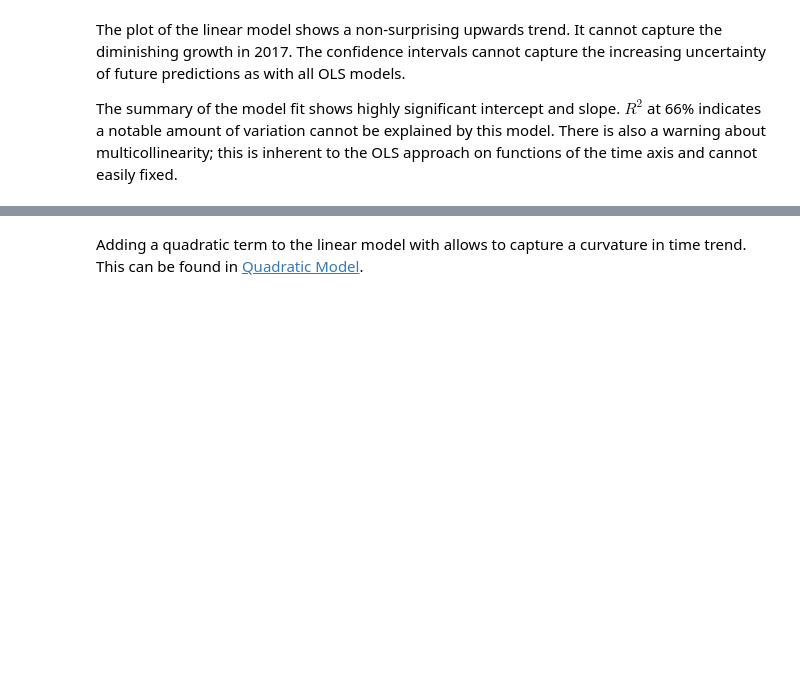
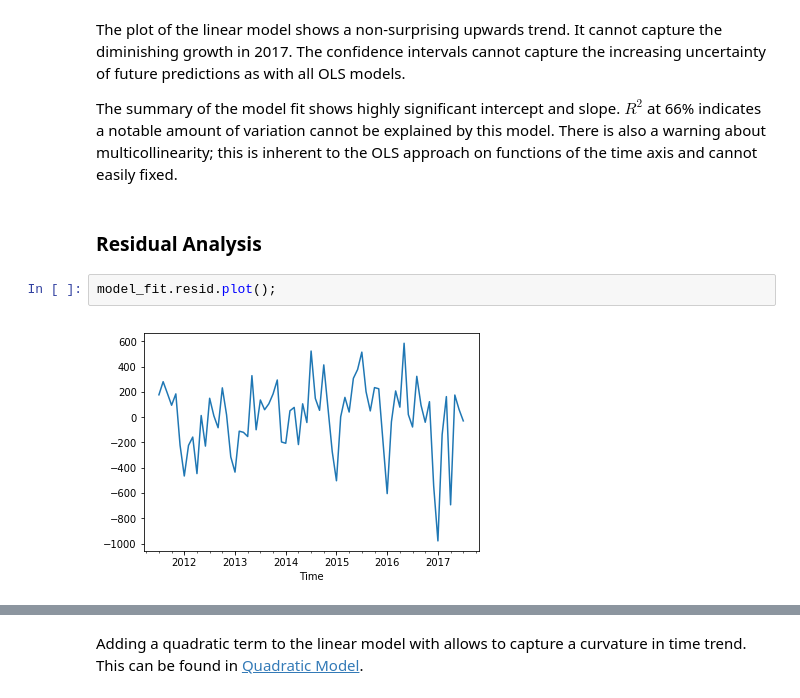
Before and after one commit to luphord/australian-housing-exercise, a Jupyter notebook: notebooks/4.0-Linear-model.ipynb, the cells around one changed output, grey strips where cells are left out. Saved outputs shown, nothing was run; the diff lists cells and outputs as text; blank space fills up the shorter version.

Commit message:
residual analysis

```diff
--- a/notebooks/4.0-Linear-model.ipynb
+++ b/notebooks/4.0-Linear-model.ipynb
@@ -58,3 +59,9 @@ history_and_prediction_plot(fig, ts, model_fit, regr, '2020-07-01', 'M', 0.05);
 The plot of the linear model shows a non-surprising upwards trend. It cannot capture the diminishing growth in 2017. The confidence intervals cannot capture the increasing uncertainty of future predictions as with all OLS models.
 
 The summary of the model fit shows highly significant intercept and slope. $R^2$ at 66% indicates a notable amount of variation cannot be explained by this model. There is also a warning about multicollinearity; this is inherent to the OLS approach on functions of the time axis and cannot easily fixed.
+# %% [markdown]
+### Residual Analysis
+# %%
+model_fit.resid.plot();
+# %% [output]
+[figure, added]
```
Also changed, not shown: parts of 4 cells of this notebook, 2 other files.
